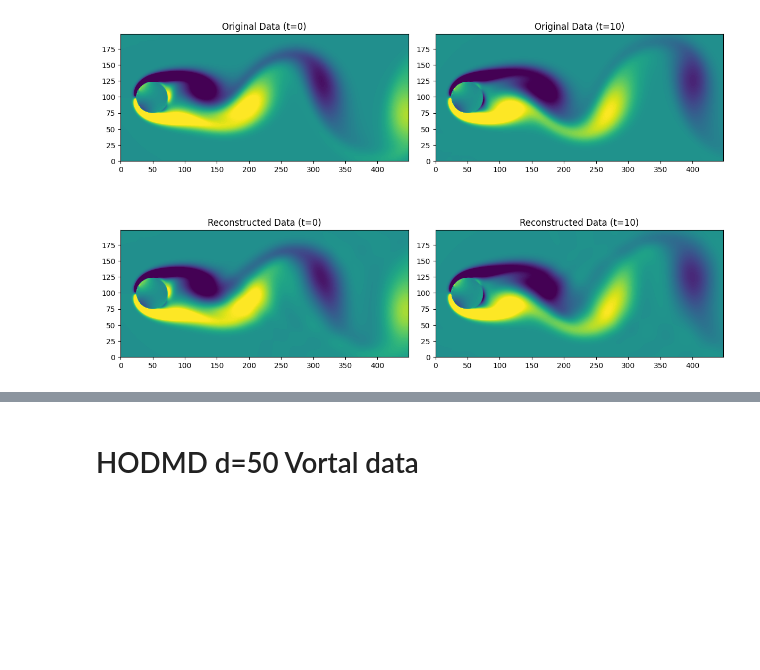
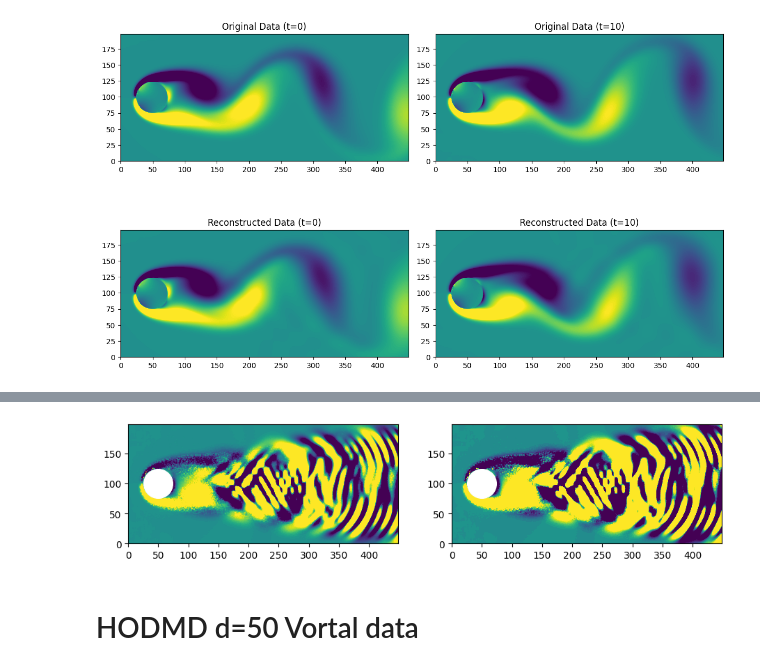
Before and after one commit to CleisonManriqueAguirre/tensor_HODMD_sk, a Jupyter notebook: HODMD copy.ipynb, the cells around one changed output, grey strips where cells are left out. Saved outputs shown, nothing was run; the diff lists cells and outputs as text; code cells hidden in the pictures; blank space fills up the shorter version.

```diff
--- a/test_library_cleison.ipynb
+++ b/HODMD copy.ipynb
@@ -222,0 +256,85 @@ Wall time: 6.17 s
+# %%
+import numpy as np
+import matplotlib.pyplot as plt
+from scipy import io
+
+def main():
+
+    vortall_mat = io.loadmat('VORTALL.mat')
+    X = vortall_mat['VORTALL']
+    print(type(X))
+    print(f'shape of data is {np.shape(X)}')
+    X = X[:, :100]
+    T = X.shape[1]
+
+    m = 199
+    n = 499
+
+    fig, ax = plt.subplots(1, 2, figsize=(11, 4))
+
+    ax[0].contourf(np.real(np.reshape(X[:, 0], (449, 199))).T, levels=1001, vmin=-2, vmax=2)
+    ax[0].scatter(50, 100, 900, color='white', zorder=2)
+    ax[0].set_aspect('equal')
+
+    ax[1].contourf(np.real(np.reshape(X[:, 10], (449, 199))).T, levels=1001, vmin=-2, vmax=2)
+    ax[1].scatter(50, 100, 900, color='white', zorder=2)
+    ax[1].set_aspect('equal')
+
+    # DMD algorthm
+    def DMD(X1, X2, r, dt):
+        # 1. Singular value decomposition
+        U, s, Vh = np.linalg.svd(X1, full_matrices=False)
+        Ur = U[:, :r] # spatial modes
+        Sr = np.diag(s[:r]) # weights
+        Vr = Vh.conj().T[:, :r] # temporal modes
+
+        # 2. Computing pseudo-inverse with projection in space modes because A is big
+        Atilde = Ur.conj().T @ X2 @ Vr @ np.linalg.inv(Sr) #shape r by r
+
+        # 3. Eigenvectors decomposition to project then back to
+        Lambda, W = np.linalg.eig(Atilde)
+
+        # 4. Get back into the high dimentional space , eignevalues dont change
+        Phi = X2 @ Vr @ np.linalg.inv(Sr) @ W
+
+        # frecuencies
+        omega = np.log(Lambda) / dt
+
+        # 5. b or alpha vector for t=0
+        alpha1 = np.linalg.lstsq(Phi, X1[:, 0], rcond=None)[0]
+
+        b = np.linalg.lstsq(Phi, X1[:, 0], rcond=None)[0]
+
+        time_dynamics = np.zeros((r, X1.shape[1]), dtype=np.complex128)
+        print("x1shape",X1.shape[1])
+
+        for i in range(X1.shape[1]):
+            time_dynamics[:, i] = np.exp(omega * ((i + 1) * dt)) * b
+
+        X_dmd = Phi @ time_dynamics
+        return X_dmd, r
+
+
+    # Data
+    X1 = np.matrix(X[:, 0:-1])
+    X2 = np.matrix(X[:, 1:])
+    DMD_rank = 42
+    dt = T * 0.001
+
+    # Call DMD
+    # Phi, omega, Lambda, alpha1, b, X_dmd, time_dynamics = DMD(X1, X2, DMD_rank, dt)
+    X_dmd, r = DMD(X1, X2, DMD_rank, dt)
+
+    fig, ax = plt.subplots(1, 2, figsize=(11, 4))
+
+    # Plot DMD reconstructed
+    ax[0].contourf(np.real(np.reshape(X_dmd[:, 0], (449, 199))).T, levels=1001, vmin=-2, vmax=2)
+    ax[0].scatter(50, 100, 900, color='white', zorder=2)  # draw cylinder
+    ax[0].set_aspect('equal')
+
+    ax[1].contourf(np.real(np.reshape(X_dmd[:, 10], (449, 199))).T, levels=1001, vmin=-2, vmax=2)
+    ax[1].scatter(50, 100, 900, color='white', zorder=2)  # draw cylinder
+    ax[1].set_aspect('equal')
+
+%time main()
+# %% [output]
@@ -223,3 +347,4 @@ Wall time: 6.17 s
+[figure, added]
 # %% [markdown]
 # HODMD d=50 Vortal data
 # %%
```
Also changed, not shown: parts of 18 cells of this notebook, 2 other files.
